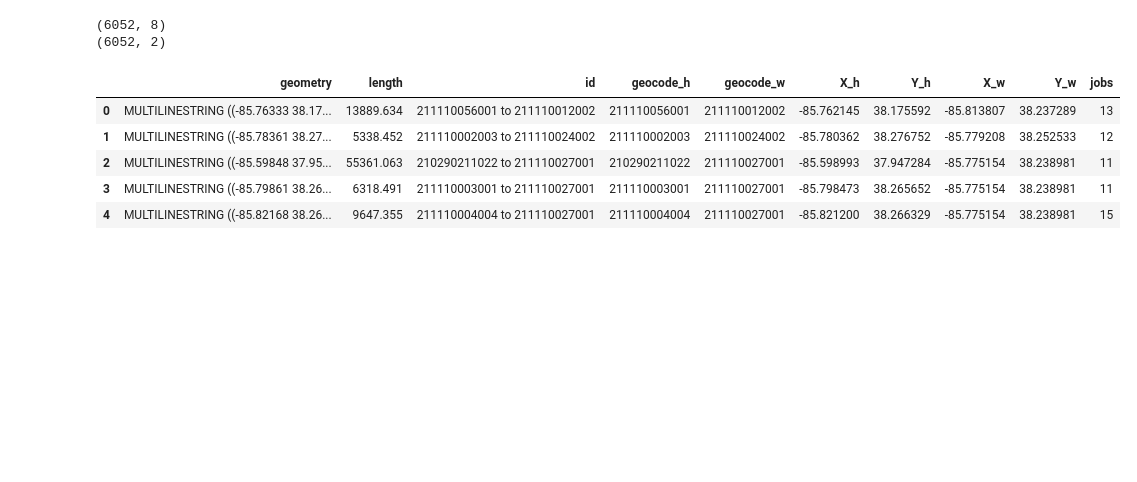
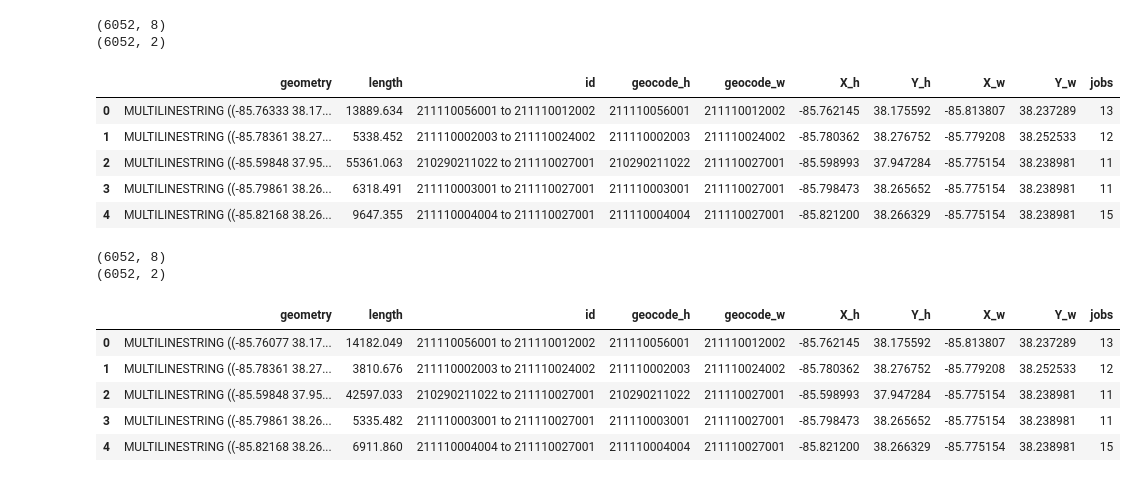
Before and after one commit to asrenninger/jams, a Jupyter notebook: python/osmnx.ipynb, the cells around one changed output. Cells and saved outputs as stored; diff of their text form; code cells hidden in the pictures; blank space fills up the shorter version.

Commit message:
With individual routes

```diff
--- a/python/osmnx.ipynb
+++ b/python/osmnx.ipynb
@@ -43,8 +36,8 @@ data.head()
 | 3 | 211110003001 to 211110027001 | 211110003001 | 211110027001 | -85.798473 | 38.265652 | -85.775154 | 38.238981 | 11 |
 | 4 | 211110004004 to 211110027001 | 211110004004 | 211110027001 | -85.821200 | 38.266329 | -85.775154 | 38.238981 | 15 |
 # %%
-origin = (data.Y_h[0], data.X_h[0])
-destin = (data.Y_w[0], data.X_w[0])
+origin = (data.Y_h[-1], data.X_h[-1])
+destin = (data.Y_w[-1], data.X_w[-1])
 
 origin_node = ox.get_nearest_node(G, origin)
 destin_node = ox.get_nearest_node(G, destin)
@@ -151,0 +143,49 @@ final.to_file("imputed.shp")
+# %%
+routes = []
+misses = []
+
+for i in np.arange(0, data.shape[0]):
+
+    origin = (data.Y_h[i], data.X_h[i])
+    destin = (data.Y_w[i], data.X_w[i])
+
+    origin_node = ox.get_nearest_node(G, origin)
+    destin_node = ox.get_nearest_node(G, destin)
+
+    try:
+        route = nx.shortest_path(G, origin_node, destin_node, weight='travel_time')
+        routes.append(route)
+    except:
+        misses.append(i)
+# %%
+geo = gpd.GeoDataFrame()
+
+for i in np.arange(0, np.asarray(routes).shape[0]):
+    inf = ox.utils_graph.get_route_edge_attributes(G, routes[i])
+
+    gdf = gpd.GeoDataFrame(inf)
+    gdf = gdf[~gdf.geometry.isna()]
+    gdf['dissolve'] = 1
+
+    gdf = gdf.dissolve(by='dissolve', aggfunc='sum')
+    gdf = gdf[['geometry', 'length']]
+
+    geo = geo.append(gdf)
+# %%
+final = data.drop(misses)
+# %%
+print(final.shape)
+print(geo.shape)
+# %% [output]
+(6052, 8)
+(6052, 2)
+# %%
+final = pd.concat([geo.reset_index(drop=True), final.reset_index(drop=True)], axis=1)
+final.head()
+# %% [output]
+|  | geometry | length | id | geocode_h | geocode_w | X_h | Y_h | X_w | Y_w | jobs |
+| 0 | MULTILINESTRING ((-85.76077 38.17... | 14182.049 | 211110056001 to 211110012002 | 211110056001 | 211110012002 | -85.762145 | 38.175592 | -85.813807 | 38.237289 | 13 |
+| 1 | MULTILINESTRING ((-85.78361 38.27... | 3810.676 | 211110002003 to 211110024002 | 211110002003 | 211110024002 | -85.780362 | 38.276752 | -85.779208 | 38.252533 | 12 |
+| 2 | MULTILINESTRING ((-85.59848 37.95... | 42597.033 | 210290211022 to 211110027001 | 210290211022 | 211110027001 | -85.598993 | 37.947284 | -85.775154 | 38.238981 | 11 |
+| 3 | MULTILINESTRING ((-85.79861 38.26... | 5335.482 | 211110003001 to 211110027001 | 211110003001 | 211110027001 | -85.798473 | 38.265652 | -85.775154 | 38.238981 | 11 |
+| 4 | MULTILINESTRING ((-85.82168 38.26... | 6911.860 | 211110004004 to 211110027001 | 211110004004 | 211110027001 | -85.821200 | 38.266329 | -85.775154 | 38.238981 | 15 |
```
Also changed, not shown: parts of 15 cells of this notebook.
